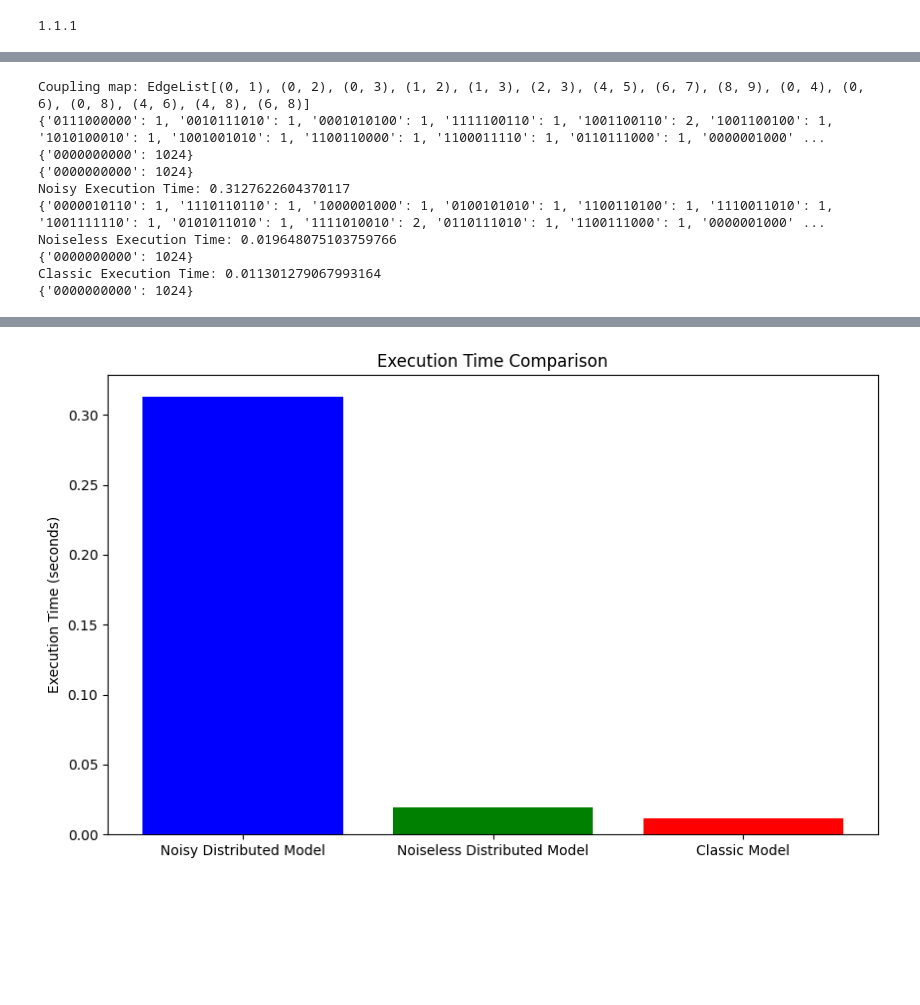
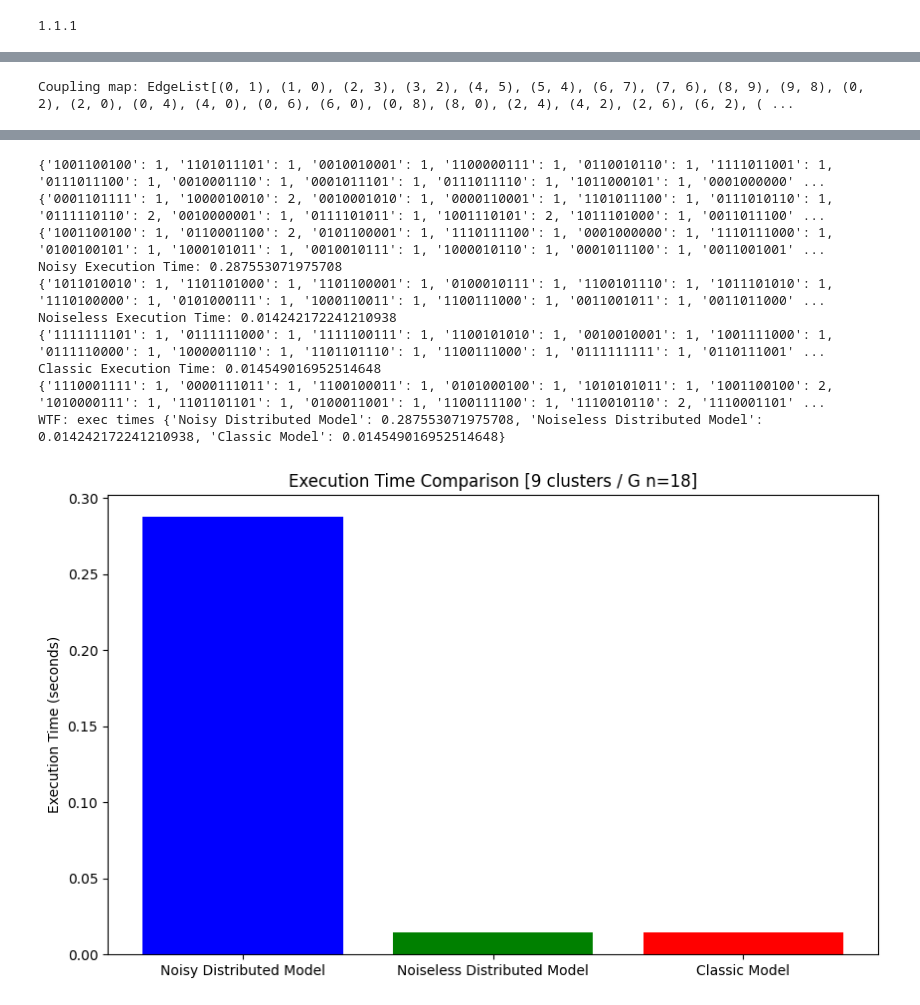
Before and after one commit to kandaurovnet/qiskit-ibm-hackathon-2024, a Jupyter notebook: TEAM-EIGHT.ipynb, the cells around one changed output, grey strips where cells are left out. Saved outputs shown, nothing was run; the diff lists cells and outputs as text; code cells hidden in the pictures; blank space fills up the shorter version.

```diff
--- a/TEAM-EIGHT.ipynb
+++ b/TEAM-EIGHT.ipynb
@@ -189,8 +264,8 @@ def divide_graph(G, n):
     communities = list(greedy_modularity_communities(G, weight='weight', cutoff=n, best_n=n))
     return [list(f) for f in communities]
 
-clusters = divide_graph(G, 4)
+clusters = divide_graph(G, 5)
 print(clusters)
 
-plot_qubit_interaction_graph(G, "Qubit Interactions Graph [clustered]", clusters)
+plot_qubit_interaction_graph(G, "Qubit Interactions Graph (clustered) [QVC n=12 k=2]", clusters)
 # %% [output]
@@ -220,12 +295,14 @@ for i in range(circuit.num_qubits):
 
 for i in range(len(clusters)):
     for j in range(len(clusters[i])):
-        for k in range(j+1,len(clusters[i])):
-            cm.add_edge(clusters[i][j],clusters[i][k])
+        for k in range(len(clusters[i])):
+            if(j!=k):
+                cm.add_edge(clusters[i][j],clusters[i][k])
 
 for i in range(len(clusters)):
     for j in range(i+1, len(clusters)):
         cm.add_edge(clusters[i][0],clusters[j][0])
+        cm.add_edge(clusters[j][0],clusters[i][0])
 
 print("Coupling map:", cm.get_edges())
 
@@ -308,9 +385,10 @@ execution_times = {
 
 # Plot execution times
 plt.figure(figsize=(10, 6))
+print("WTF: exec times", execution_times)
 plt.bar(execution_times.keys(), execution_times.values(), color=['blue', 'green', 'red'])
 plt.ylabel('Execution Time (seconds)')
-plt.title('Execution Time Comparison')
+plt.title('Execution Time Comparison [9 clusters / G n=18]')
 plt.show()
 # %% [output]
 WARNING: quantum error already exists for instruction "id" on qubits (0,) , appending additional error.
@@ -333,10 +411 @@ WARNING: quantum error already exists for instruction "sx" on qubits (8,) , appe
-Coupling map: EdgeList[(0, 1), (0, 2), (0, 3), (1, 2), (1, 3), (2, 3), (4, 5), (6, 7), (8, 9), (0, 4), (0, 6), (0, 8), (4, 6), (4, 8), (6, 8)]
-{'0111000000': 1, '0010111010': 1, '0001010100': 1, '1111100110': 1, '1001100110': 2, '1001100100': 1, '1010100010': 1, '1001001010': 1, '1100110000': 1, '1100011110': 1, '0110111000': 1, '0000001000' ...
-{'0000000000': 1024}
-{'0000000000': 1024}
-Noisy Execution Time: 0.3127622604370117
-{'0000010110': 1, '1110110110': 1, '1000001000': 1, '0100101010': 1, '1100110100': 1, '1110011010': 1, '1001111110': 1, '0101011010': 1, '1111010010': 2, '0110111010': 1, '1100111000': 1, '0000001000' ...
-Noiseless Execution Time: 0.019648075103759766
-{'0000000000': 1024}
-Classic Execution Time: 0.011301279067993164
-{'0000000000': 1024}
+Coupling map: EdgeList[(0, 1), (1, 0), (2, 3), (3, 2), (4, 5), (5, 4), (6, 7), (7, 6), (8, 9), (9, 8), (0, 2), (2, 0), (0, 4), (4, 0), (0, 6), (6, 0), (0, 8), (8, 0), (2, 4), (4, 2), (2, 6), (6, 2), ( ...
@@ -343 +416,11 @@ Classic Execution Time: 0.011301279067993164
+{'1001100100': 1, '1101011101': 1, '0010010001': 1, '1100000111': 1, '0110010110': 1, '1111011001': 1, '0111011100': 1, '0010001110': 1, '0001011101': 1, '0111011110': 1, '1011000101': 1, '0001000000' ...
+{'0001101111': 1, '1000010010': 2, '0010001010': 1, '0000110001': 1, '1101011100': 1, '0111010110': 1, '0111110110': 2, '0010000001': 1, '0111101011': 1, '1001110101': 2, '1011101000': 1, '0011011100' ...
+{'1001100100': 1, '0110001100': 2, '0101100001': 1, '1110111100': 1, '0001000000': 1, '1110111000': 1, '0100100101': 1, '1000101011': 1, '0010010111': 1, '1000010110': 1, '0001011100': 1, '0011001001' ...
+Noisy Execution Time: 0.287553071975708
+{'1011010010': 1, '1101101000': 1, '1101100001': 1, '0100010111': 1, '1100101110': 1, '1011101010': 1, '1110100000': 1, '0101000111': 1, '1000110011': 1, '1100111000': 1, '0011001011': 1, '0011011000' ...
+Noiseless Execution Time: 0.014242172241210938
+{'1111111101': 1, '0111111000': 1, '1111100111': 1, '1100101010': 1, '0010010001': 1, '1001111000': 1, '0111110000': 1, '1000001110': 1, '1101101110': 1, '1100111000': 1, '0111111111': 1, '0110111001' ...
+Classic Execution Time: 0.014549016952514648
+{'1110001111': 1, '0000111011': 1, '1100100011': 1, '0101000100': 1, '1010101011': 1, '1001100100': 2, '1010000111': 1, '1101101101': 1, '0100011001': 1, '1100111100': 1, '1110010110': 2, '1110001101' ...
+WTF: exec times {'Noisy Distributed Model': 0.287553071975708, 'Noiseless Distributed Model': 0.014242172241210938, 'Classic Model': 0.014549016952514648}
-[figure, old version]
+[figure, new version]
```
Also changed, not shown: parts of 8 cells of this notebook.
